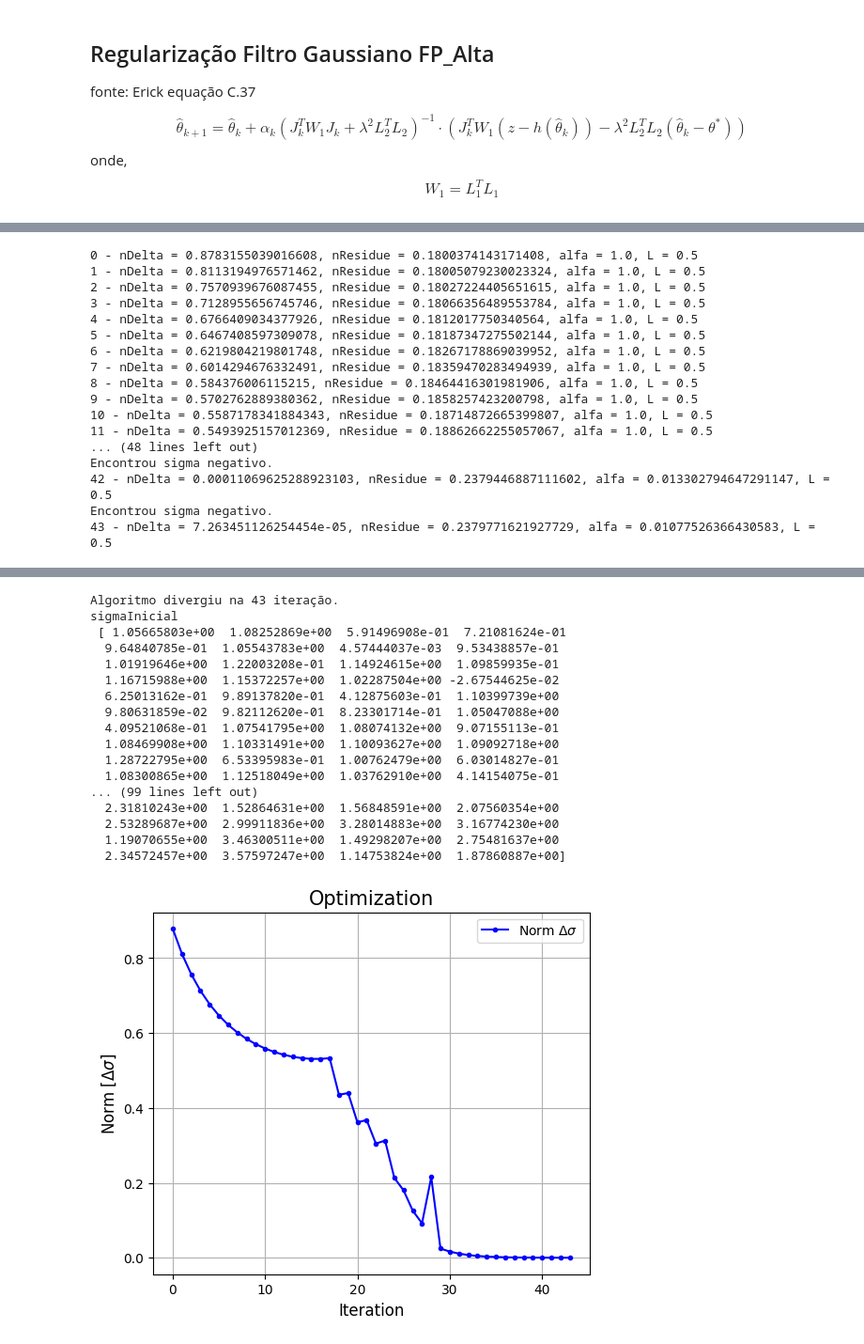
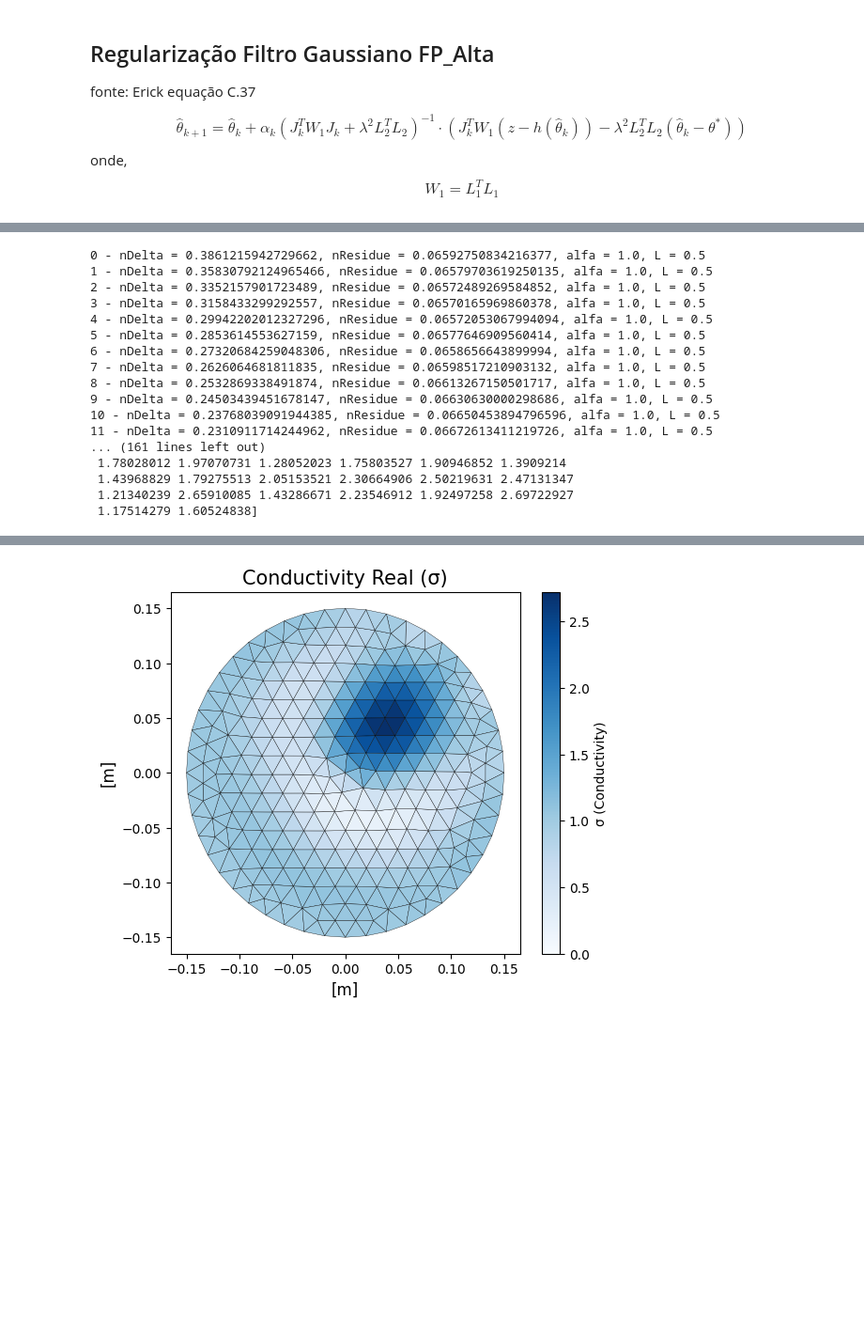
Before and after one commit to rodgraneiro/EIT_2D, a Jupyter notebook: exemplos/biblioteca_Edson/exemplos_biblioteca_Edson.ipynb, the cells around one changed output, grey strips where cells are left out. Shown at 94% size. Drawn from its saved outputs; the diff is of its cells as text; code cells hidden in the pictures; blank space fills up the shorter version.

```diff
--- a/exemplos/biblioteca_Edson/exemplos_biblioteca_Edson.ipynb
+++ b/exemplos/biblioteca_Edson/exemplos_biblioteca_Edson.ipynb
@@ -213,8 +213,8 @@ sigma_inicial = np.full(MinhaMalhaPto2.NumberOfElements, 1.0)          # Monta v
 
 
 meus_sigmas = {
-1000 : 2.0,
-1001 : 5.0}
+1000 : 1.2,
+1001 : 3.0}
 
 MinhaMalhaPto2.SetSigmaPhysicaEntity(meus_sigmas)
 
@@ -247,7 +247,7 @@ print(f'V_mesured \n {V_measured}')
 
 
 invProblem_2D = inverseProblem_2D.inverse_problem(MinhaMalhaPto2, Pcorrente=fwd.corrente)
-invProblem_2D.solve(V_measured, alpha =1.0,  Lambda = 0.50, max_iter=200)
+invProblem_2D.solve(V_measured, alpha =1.0,  Lambda = 0.50, max_iter=100)
 #print('Y_jacobian',invProblem.Y_jacobian)
 # %% [output]
 Reading ../../malhasMSH/circ16_anomalia6.msh.
@@ -271,18 +271,18 @@ msh_physical_groups found (type triangle): [1000 1000 1000 1000 1000 1000 1000 1
 [figure]
-0 - nDelta = 0.8783155039016608, nResidue = 0.1800374143171408, alfa = 1.0, L = 0.5
-1 - nDelta = 0.8113194976571462, nResidue = 0.18005079230023324, alfa = 1.0, L = 0.5
-2 - nDelta = 0.7570939676087455, nResidue = 0.18027224405651615, alfa = 1.0, L = 0.5
-3 - nDelta = 0.7128955656745746, nResidue = 0.18066356489553784, alfa = 1.0, L = 0.5
-4 - nDelta = 0.6766409034377926, nResidue = 0.1812017750340564, alfa = 1.0, L = 0.5
-5 - nDelta = 0.6467408597309078, nResidue = 0.18187347275502144, alfa = 1.0, L = 0.5
-6 - nDelta = 0.6219804219801748, nResidue = 0.18267178869039952, alfa = 1.0, L = 0.5
-7 - nDelta = 0.6014294676332491, nResidue = 0.18359470283494939, alfa = 1.0, L = 0.5
-8 - nDelta = 0.584376006115215, nResidue = 0.18464416301981906, alfa = 1.0, L = 0.5
-9 - nDelta = 0.5702762889380362, nResidue = 0.1858257423200798, alfa = 1.0, L = 0.5
-10 - nDelta = 0.5587178341884343, nResidue = 0.18714872665399807, alfa = 1.0, L = 0.5
-11 - nDelta = 0.5493925157012369, nResidue = 0.18862662255057067, alfa = 1.0, L = 0.5
-... (48 lines left out)
-Encontrou sigma negativo.
-42 - nDelta = 0.00011069625288923103, nResidue = 0.2379446887111602, alfa = 0.013302794647291147, L = 0.5
-Encontrou sigma negativo.
-43 - nDelta = 7.263451126254454e-05, nResidue = 0.2379771621927729, alfa = 0.01077526366430583, L = 0.5
+0 - nDelta = 0.3861215942729662, nResidue = 0.06592750834216377, alfa = 1.0, L = 0.5
+1 - nDelta = 0.35830792124965466, nResidue = 0.06579703619250135, alfa = 1.0, L = 0.5
+2 - nDelta = 0.3352157901723489, nResidue = 0.06572489269584852, alfa = 1.0, L = 0.5
+3 - nDelta = 0.3158433299292557, nResidue = 0.06570165969860378, alfa = 1.0, L = 0.5
+4 - nDelta = 0.29942202012327296, nResidue = 0.06572053067994094, alfa = 1.0, L = 0.5
+5 - nDelta = 0.2853614553627159, nResidue = 0.06577646909560414, alfa = 1.0, L = 0.5
+6 - nDelta = 0.27320684259048306, nResidue = 0.0658656643899994, alfa = 1.0, L = 0.5
+7 - nDelta = 0.2626064681811835, nResidue = 0.06598517210903132, alfa = 1.0, L = 0.5
+8 - nDelta = 0.2532869338491874, nResidue = 0.06613267150501717, alfa = 1.0, L = 0.5
+9 - nDelta = 0.24503439451678147, nResidue = 0.06630630000298686, alfa = 1.0, L = 0.5
+10 - nDelta = 0.23768039091944385, nResidue = 0.06650453894796596, alfa = 1.0, L = 0.5
+11 - nDelta = 0.2310911714244962, nResidue = 0.06672613411219726, alfa = 1.0, L = 0.5
+... (161 lines left out)
+ 1.78028012 1.97070731 1.28052023 1.75803527 1.90946852 1.3909214
+ 1.43968829 1.79275513 2.05153521 2.30664906 2.50219631 2.47131347
+ 1.21340239 2.65910085 1.43286671 2.23546912 1.92497258 2.69722927
+ 1.17514279 1.60524838]
@@ -290,18 +290 @@ Encontrou sigma negativo.
-Algoritmo divergiu na 43 iteração.
-sigmaInicial
- [ 1.05665803e+00  1.08252869e+00  5.91496908e-01  7.21081624e-01
-  9.64840785e-01  1.05543783e+00  4.57444037e-03  9.53438857e-01
-  1.01919646e+00  1.22003208e-01  1.14924615e+00  1.09859935e-01
-  1.16715988e+00  1.15372257e+00  1.02287504e+00 -2.67544625e-02
-  6.25013162e-01  9.89137820e-01  4.12875603e-01  1.10399739e+00
-  9.80631859e-02  9.82112620e-01  8.23301714e-01  1.05047088e+00
-  4.09521068e-01  1.07541795e+00  1.08074132e+00  9.07155113e-01
-  1.08469908e+00  1.10331491e+00  1.10093627e+00  1.09092718e+00
-  1.28722795e+00  6.53395983e-01  1.00762479e+00  6.03014827e-01
-  1.08300865e+00  1.12518049e+00  1.03762910e+00  4.14154075e-01
-... (99 lines left out)
-  2.31810243e+00  1.52864631e+00  1.56848591e+00  2.07560354e+00
-  2.53289687e+00  2.99911836e+00  3.28014883e+00  3.16774230e+00
-  1.19070655e+00  3.46300511e+00  1.49298207e+00  2.75481637e+00
-  2.34572457e+00  3.57597247e+00  1.14753824e+00  1.87860887e+00]
-[figure, old version]
+[figure, new version]
```
Also changed, not shown: parts of 1 cell of this notebook, 1 other file.
